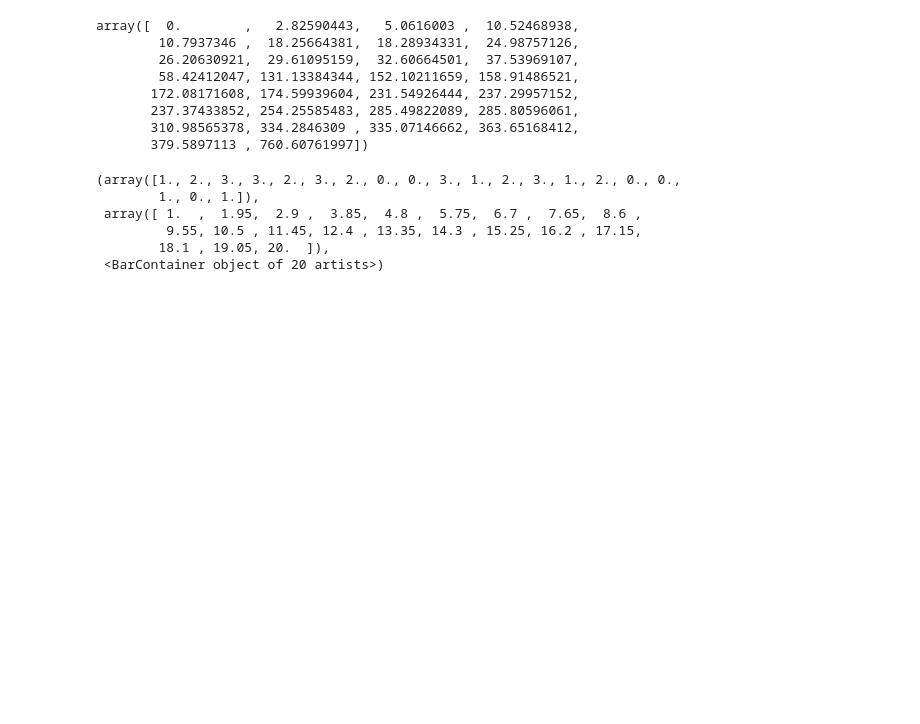
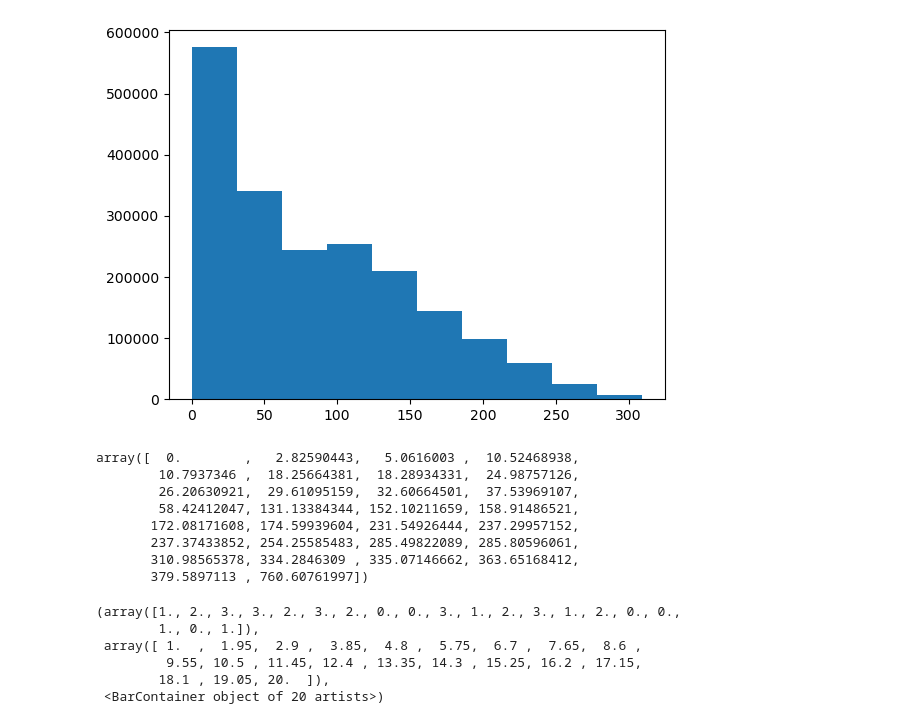
Before and after one commit to ellamichelleking/networks, a Jupyter notebook: src/visualize_network.ipynb, the cells around one changed output. Saved outputs shown, nothing was run; the diff lists cells and outputs as text; code cells hidden in the pictures; blank space fills up the shorter version.

```diff
--- a/src/visualize_network.ipynb
+++ b/src/visualize_network.ipynb
@@ -69,3 +124,15 @@ plt.axis('equal')
+# %%
+from scipy.ndimage import distance_transform_edt
+from PIL import Image
+
+image_file = f'e{ellipse_ratio}_{insertion_point_str}_k{kappa}_p{rho}.png'
+image = Image.open(image_file)
+image_array = np.array(image)
+image_array.shape
+
+plt.hist(distance_transform_edt(image_array).flatten());
+# %% [output]
+[figure, added]
 # %%
 def netw_to_nx(netw, K):
     G = nx.Graph()
```
Also changed, not shown: parts of 6 cells of this notebook, 1 other file.
